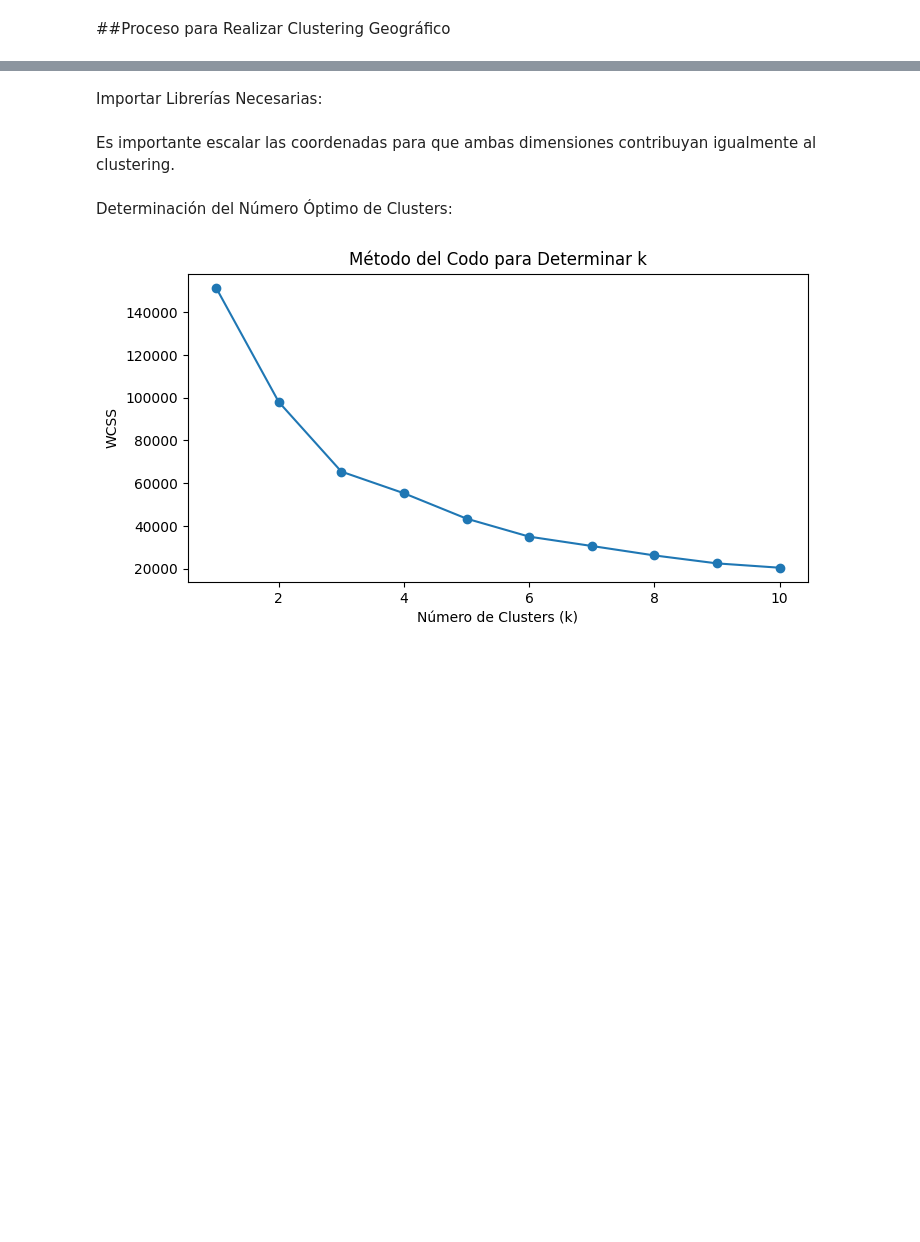
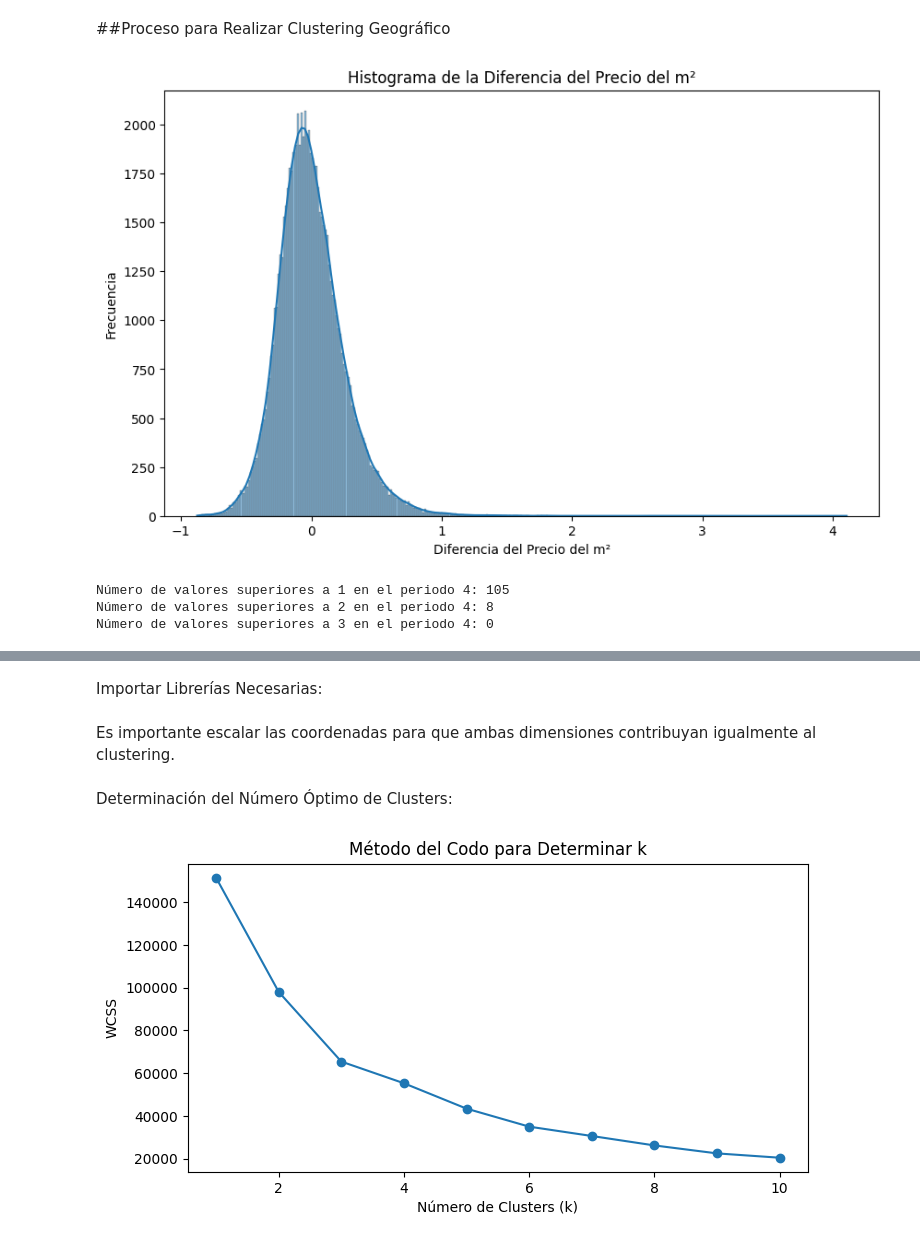
Before and after one commit to edouardor/Idealista_2024, a Jupyter notebook: Notebooks/Idealista Madrid github.ipynb, the cells around one changed output, grey strips where cells are left out. Drawn from its saved outputs; the diff is of its cells as text; code cells hidden in the pictures; blank space fills up the shorter version.

```diff
--- a/Notebooks/Idealista Madrid github.ipynb
+++ b/Notebooks/Idealista Madrid github.ipynb
@@ -147,0 +198,8 @@ plt.show()
+# %%
+# Agrupar por barrio y calcular el precio medio del m²
+precio_medio_barrio = df.groupby('neighbourhood')['UNITPRICE'].mean().reset_index()
+
+# Renombrar la columna para mayor claridad
+precio_medio_barrio.rename(columns={'UNITPRICE': 'Precio_medio_m2'}, inplace=True)
+
+print(precio_medio_barrio.head())
@@ -147,0 +213,5 @@ plt.show()
+# %%
+# prompt: quiero poner en el dataframe una columna con el precio medio del m2 de cada barrio
+
+# Fusionar el DataFrame original con el DataFrame de precios medios por barrio
+df = pd.merge(df, precio_medio_barrio, on='neighbourhood', how='left')
@@ -148,2 +236,41 @@ plt.show()
 # %% [markdown]
 ##Proceso para Realizar Clustering Geográfico
+# %%
+# prompt: pon una columna con (UNITPRICE - Precio_medio_m2)/Precio_medio_m2
+
+# Calculate the new column
+df['diferencia_precio_m2'] = (df['UNITPRICE'] - df['Precio_medio_m2']) / df['Precio_medio_m2']
+# %%
+# prompt: haz un histograma con esta columna
+
+import matplotlib.pyplot as plt
+import seaborn as sns
+
+# Assuming 'df' is your DataFrame and it has a column named 'diferencia_precio_m2'
+plt.figure(figsize=(10, 6))
+sns.histplot(df['diferencia_precio_m2'], kde=True)
+plt.title('Histograma de la Diferencia del Precio del m²')
+plt.xlabel('Diferencia del Precio del m²')
+plt.ylabel('Frecuencia')
+plt.show()
+# %% [output]
+[figure, added]
+# %%
+# prompt: dime cuantos valores hay superiores a 1, a 2, y superiores a 3, del periodo 4
+
+# Assuming 'df' is your DataFrame and it has columns 'PERIOD' and 'diferencia_precio_m2'
+# Filter data for Period 4
+period_4_data = df[df['PERIOD'] == 4]
+
+# Count values above 1, 2, and 3 in 'diferencia_precio_m2' for Period 4
+count_above_1 = len(period_4_data[period_4_data['diferencia_precio_m2'] > 1])
+count_above_2 = len(period_4_data[period_4_data['diferencia_precio_m2'] > 2])
+count_above_3 = len(period_4_data[period_4_data['diferencia_precio_m2'] > 3])
+
+print(f"Número de valores superiores a 1 en el periodo 4: {count_above_1}")
+print(f"Número de valores superiores a 2 en el periodo 4: {count_above_2}")
+print(f"Número de valores superiores a 3 en el periodo 4: {count_above_3}")
+# %% [output]
+Número de valores superiores a 1 en el periodo 4: 105
+Número de valores superiores a 2 en el periodo 4: 8
+Número de valores superiores a 3 en el periodo 4: 0
```
Also changed, not shown: parts of 12 cells of this notebook.
